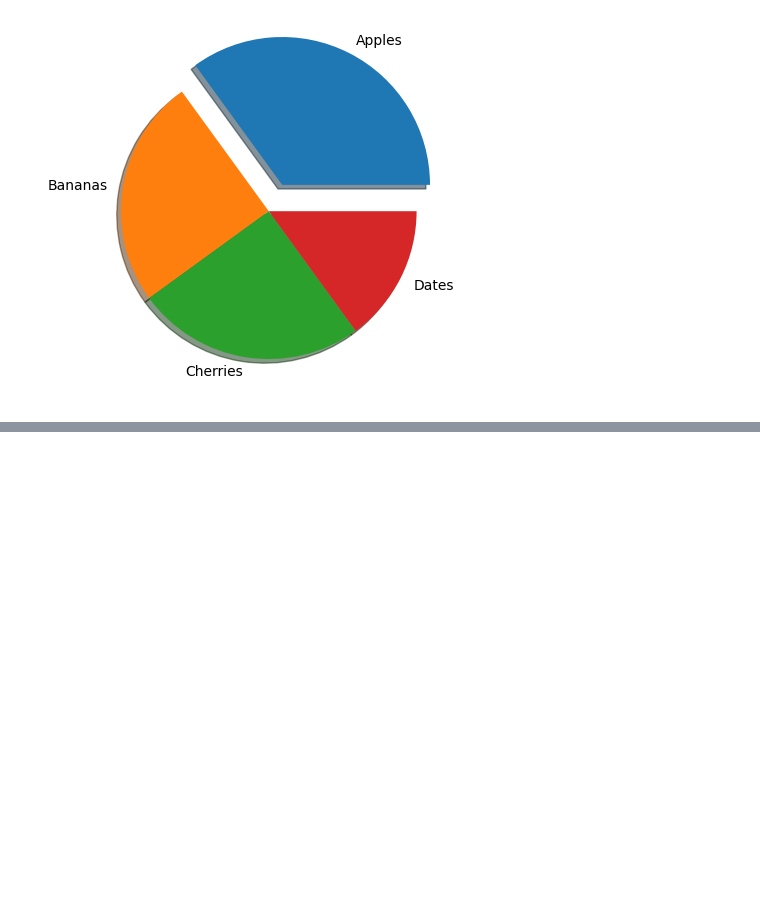
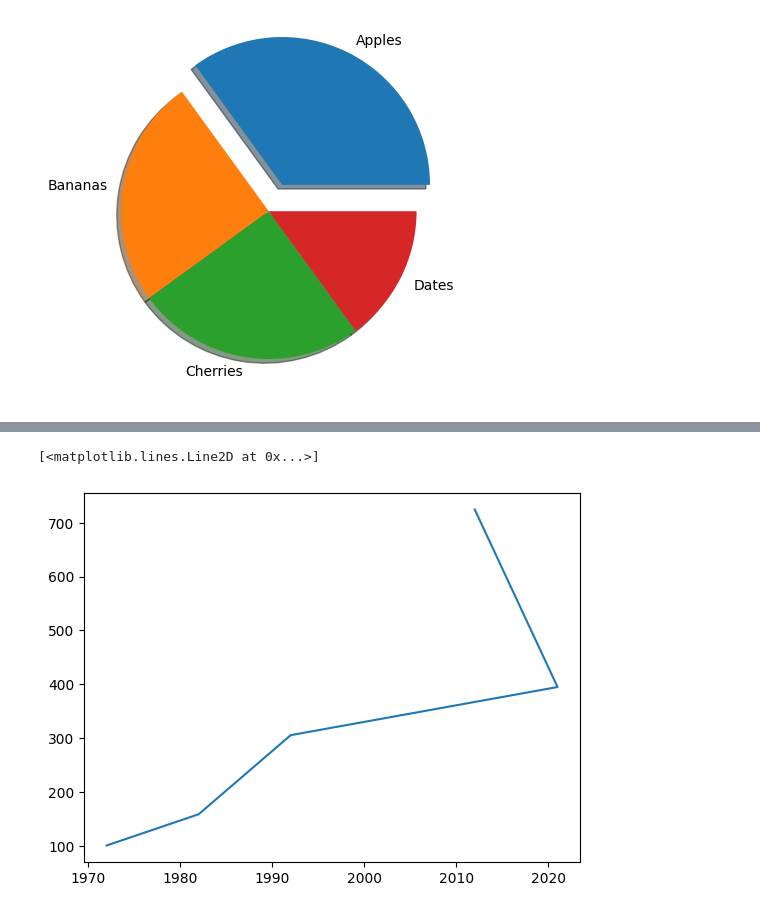
Before and after one commit to mamar/MatPloit-Exercise, a Jupyter notebook: matploit-exercise.ipynb, the cells around one changed output, grey strips where cells are left out. Drawn from its saved outputs; the diff is of its cells as text; code cells hidden in the pictures; blank space fills up the shorter version.

```diff
--- a/matploit-exercise.ipynb
+++ b/matploit-exercise.ipynb
@@ -415,0 +431,9 @@ plt.pie(y, labels = mylabels, explode = myexplode, shadow = True)
+# %%
+
+year=[1972,1982,1992,2021,2012]
+e_india=[100.6,158.61,305.54,394.96,724.79]
+#plot with different color
+plt.plot(year,e_india)
+# %% [output]
+[<matplotlib.lines.Line2D at 0x...>]
+[figure, added]
```
Also changed, not shown: parts of 8 cells of this notebook.
